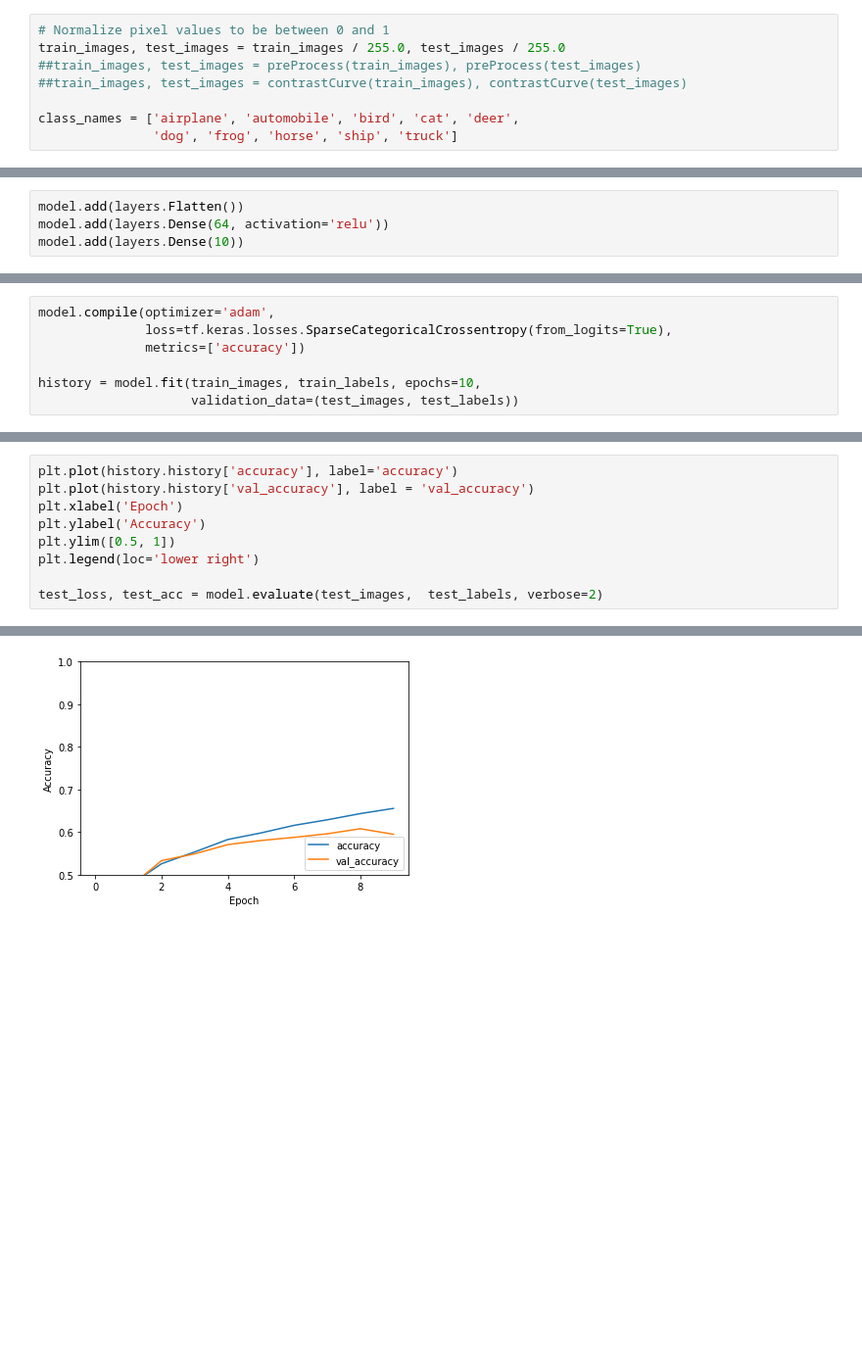
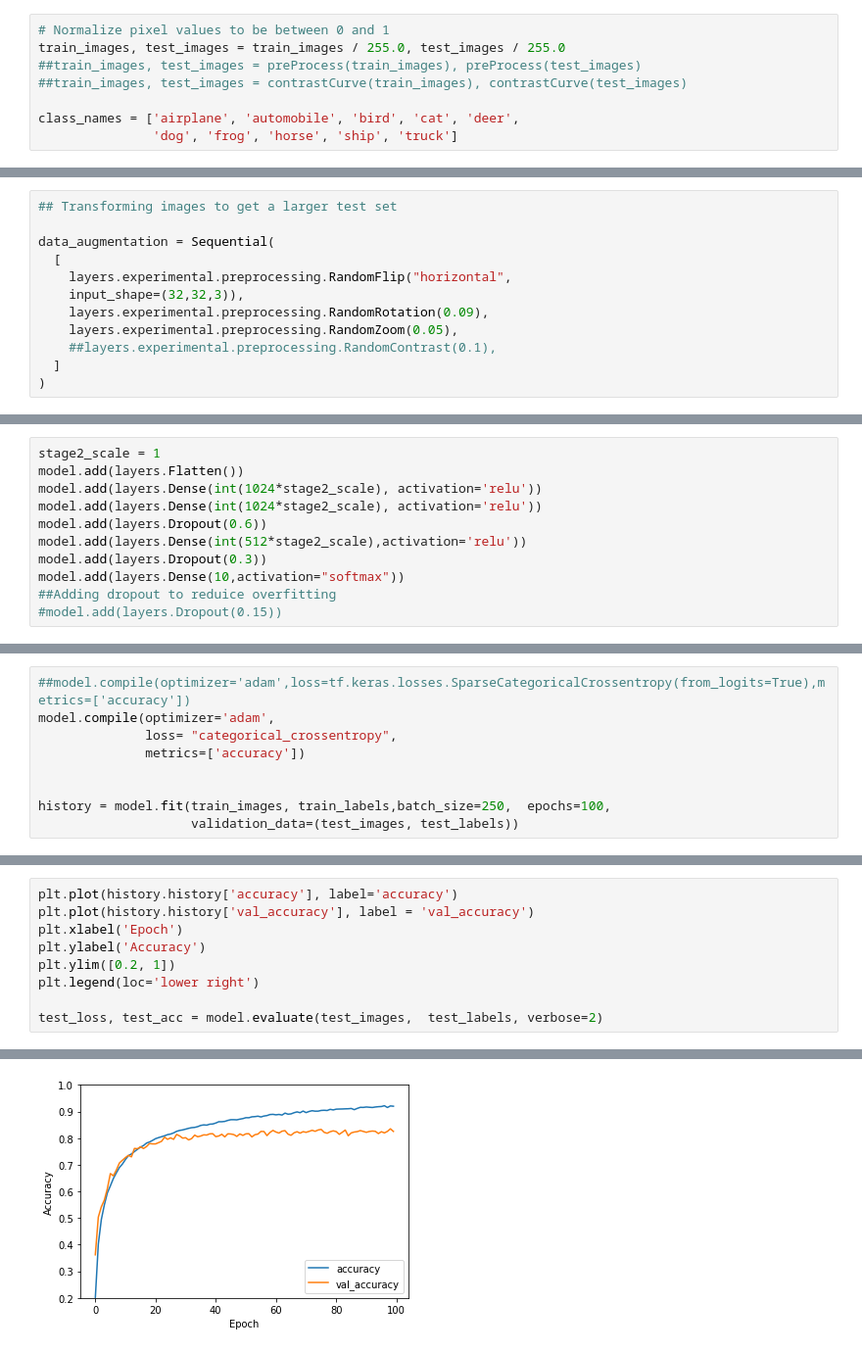
Before and after one commit to BoasAndreasen/CIFAR-10, a Jupyter notebook: Examples/Example.ipynb, the cells around one changed output, grey strips where cells are left out. Shown at 98% size. Saved outputs shown, nothing was run; the diff lists cells and outputs as text; blank space fills up the shorter version.

Commit message:
Testing Values and model Shapes

```diff
--- a/Examples/Example.ipynb
+++ b/Examples/Example.ipynb
@@ -42,3 +43,15 @@ plt.show()
+# %%
+## Transforming images to get a larger test set
+
+data_augmentation = Sequential(
+  [
+    layers.experimental.preprocessing.RandomFlip("horizontal",
+    input_shape=(32,32,3)),
+    layers.experimental.preprocessing.RandomRotation(0.09),
+    layers.experimental.preprocessing.RandomZoom(0.05),
+    ##layers.experimental.preprocessing.RandomContrast(0.1),
+  ]
+)
 # %%
 ##tf.keras.layers.Conv2D(
 ##    filters, kernel_size, strides=(1, 1), padding='valid',
@@ -77,9 +141,16 @@ Trainable params: 104,608
 Non-trainable params: 0
 _________________________________________________________________
-# %%
-model.add(layers.Flatten())
-model.add(layers.Dense(64, activation='relu'))
-model.add(layers.Dense(10))
+# %%
+stage2_scale = 1
+model.add(layers.Flatten())
+model.add(layers.Dense(int(1024*stage2_scale), activation='relu'))
+model.add(layers.Dense(int(1024*stage2_scale), activation='relu'))
+model.add(layers.Dropout(0.6))
+model.add(layers.Dense(int(512*stage2_scale),activation='relu'))
+model.add(layers.Dropout(0.3))
+model.add(layers.Dense(10,activation="softmax"))
+##Adding dropout to reduice overfitting
+#model.add(layers.Dropout(0.15))
 # %%
 model.summary()
 # %% [output]
@@ -101,10 +172,12 @@ Trainable params: 109,418
 Non-trainable params: 0
 _________________________________________________________________
 # %%
+##model.compile(optimizer='adam',loss=tf.keras.losses.SparseCategoricalCrossentropy(from_logits=True),metrics=['accuracy'])
 model.compile(optimizer='adam',
-              loss=tf.keras.losses.SparseCategoricalCrossentropy(from_logits=True),
+              loss= "categorical_crossentropy",
               metrics=['accuracy'])
 
-history = model.fit(train_images, train_labels, epochs=10,
+
+history = model.fit(train_images, train_labels,batch_size=250,  epochs=100,
                     validation_data=(test_images, test_labels))
 # %% [output]
@@ -133,7 +203,7 @@ plt.plot(history.history['accuracy'], label='accuracy')
 plt.plot(history.history['val_accuracy'], label = 'val_accuracy')
 plt.xlabel('Epoch')
 plt.ylabel('Accuracy')
-plt.ylim([0.5, 1])
+plt.ylim([0.2, 1])
 plt.legend(loc='lower right')
 
 test_loss, test_acc = model.evaluate(test_images,  test_labels, verbose=2)
@@ -142,4 +212,4 @@ test_loss, test_acc = model.evaluate(test_images,  test_labels, verbose=2)
-[figure, old version]
+[figure, new version]
 # %%
 print(test_acc)
 # %% [output]
```
Also changed, not shown: parts of 11 cells of this notebook, 2 other files.
